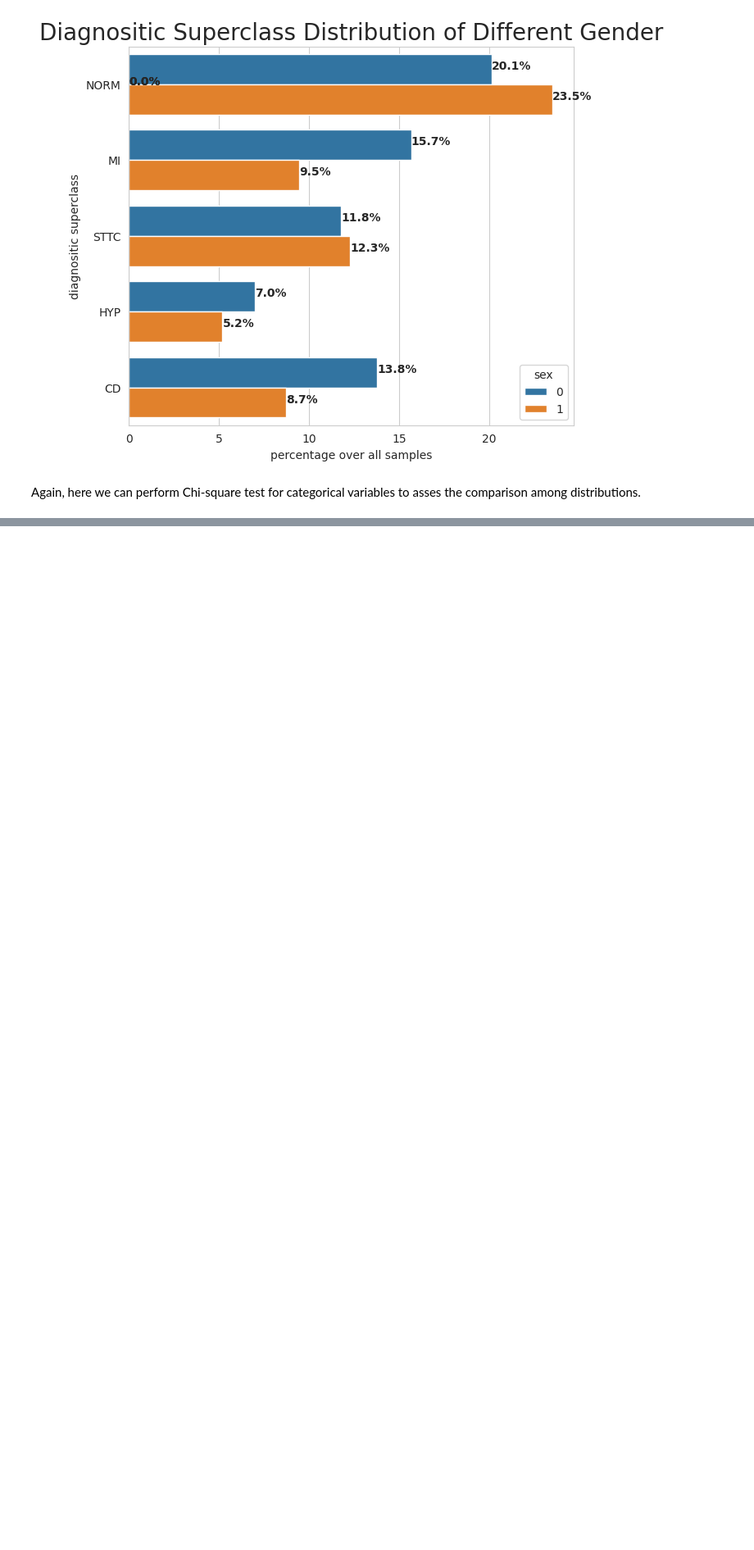
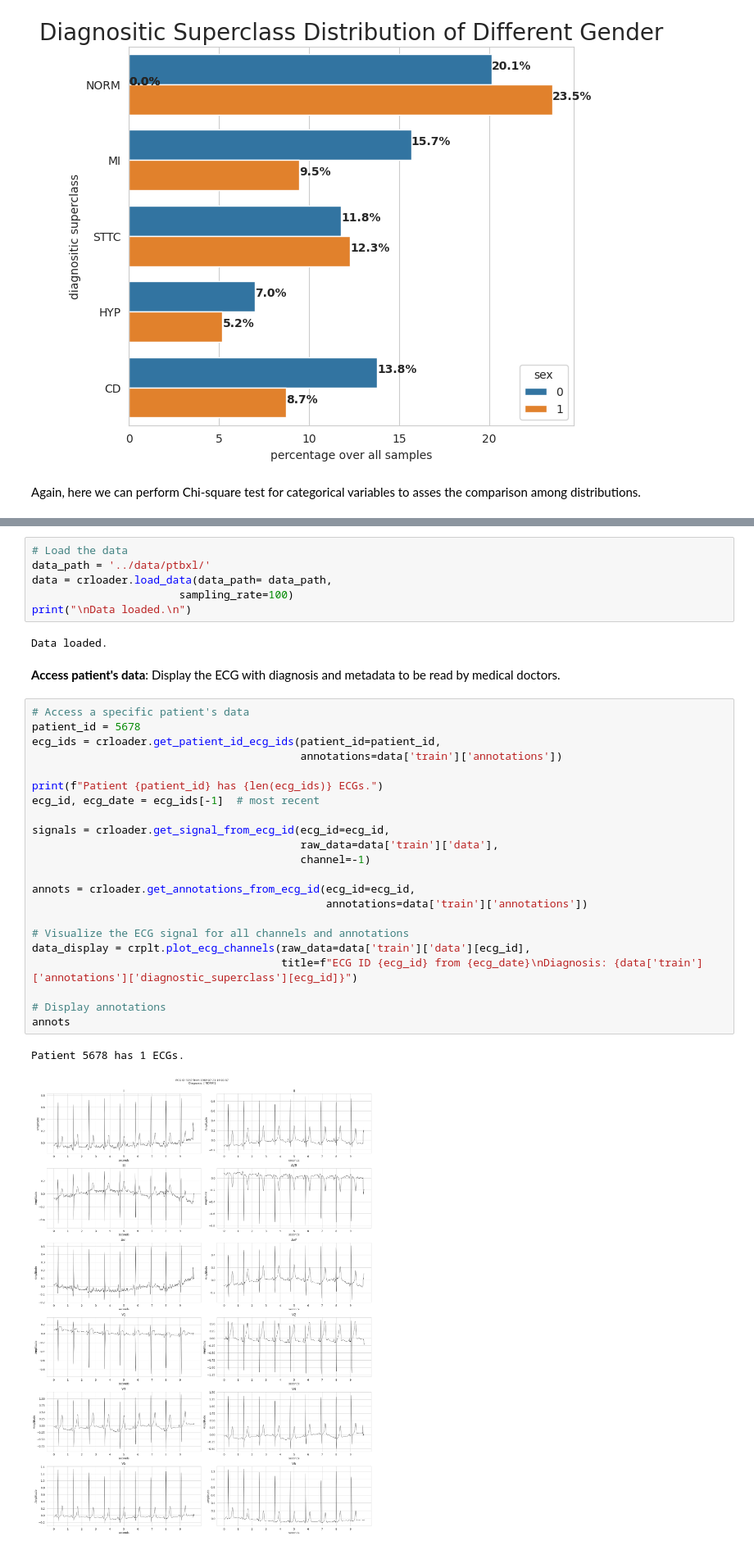
Before and after one commit to mdell-temp/Idoven-DS-Machine-Learning, a Jupyter notebook: src/assignment.ipynb, the cells around one changed output, grey strips where cells are left out. Shown at 82% size. Saved outputs shown, nothing was run; the diff lists cells and outputs as text; blank space fills up the shorter version.

```diff
--- a/src/assignment.ipynb
+++ b/src/assignment.ipynb
@@ -492,0 +508,35 @@ Again, here we can perform Chi-square test for categorical variables to asses th
+# %%
+# Load the data
+data_path = '../data/ptbxl/'
+data = crloader.load_data(data_path= data_path,
+                       sampling_rate=100)
+print("\nData loaded.\n")
+# %% [output]
+Data loaded.
+# %% [markdown]
+**Access patient's data**: Display the ECG with diagnosis and metadata to be read by medical doctors.
+# %%
+# Access a specific patient's data
+patient_id = 5678
+ecg_ids = crloader.get_patient_id_ecg_ids(patient_id=patient_id,
+                                          annotations=data['train']['annotations'])
+
+print(f"Patient {patient_id} has {len(ecg_ids)} ECGs.")
+ecg_id, ecg_date = ecg_ids[-1]  # most recent
+
+signals = crloader.get_signal_from_ecg_id(ecg_id=ecg_id,
+                                          raw_data=data['train']['data'],
+                                          channel=-1)
+
+annots = crloader.get_annotations_from_ecg_id(ecg_id=ecg_id,
+                                              annotations=data['train']['annotations'])
+
+# Visualize the ECG signal for all channels and annotations
+data_display = crplt.plot_ecg_channels(raw_data=data['train']['data'][ecg_id],
+                                       title=f"ECG ID {ecg_id} from {ecg_date}\nDiagnosis: {data['train']['annotations']['diagnostic_superclass'][ecg_id]}")
+
+# Display annotations
+annots
+# %% [output]
+Patient 5678 has 1 ECGs.
+[figure, added]
```
Also changed, not shown: parts of 39 cells of this notebook.
